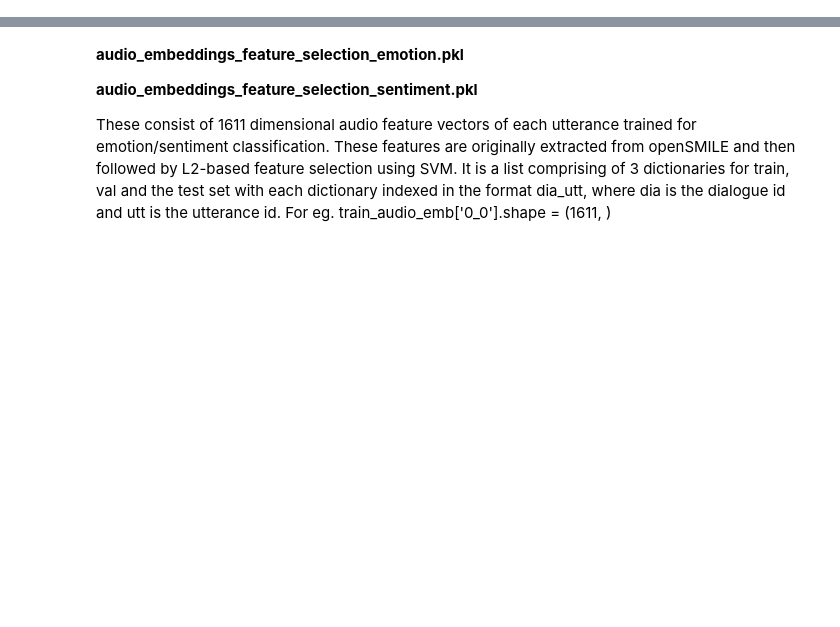
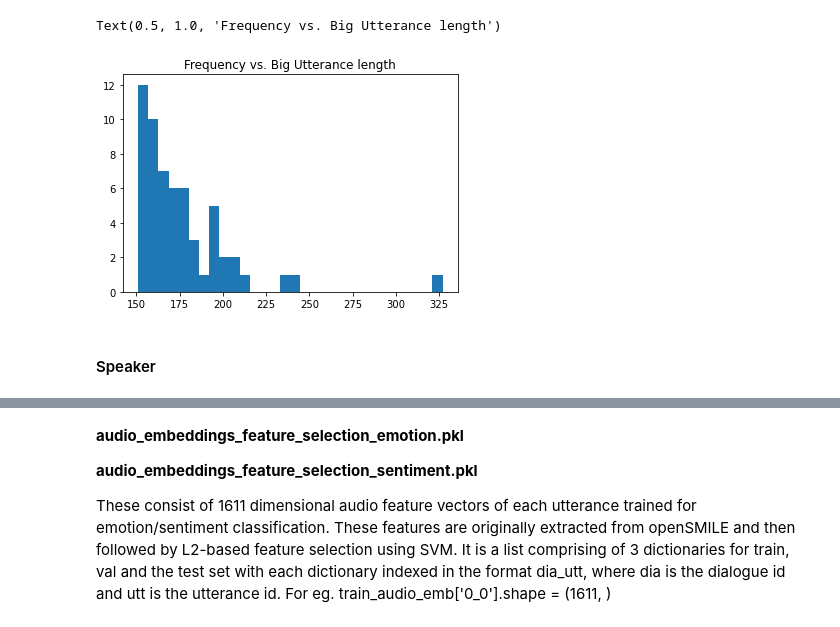
Before and after one commit to ryanjmccall/sb_ml_eng_capstone, a Jupyter notebook: capstone/poc/MELD_POC.ipynb, the cells around one changed output, grey strips where cells are left out. Saved outputs shown, nothing was run; the diff lists cells and outputs as text; code cells hidden in the pictures; blank space fills up the shorter version.

```diff
--- a/capstone/poc/MELD_POC.ipynb
+++ b/capstone/poc/MELD_POC.ipynb
@@ -82,0 +192,9 @@ dtype: int64
+# %%
+# Looks like there are some longer dialogues thay may have to be split in smaller chunks
+plt.hist(train_df.Utterance_len[train_df.Utterance_len > 150], bins=30)
+plt.title('Frequency vs. Big Utterance length')
+# %% [output]
+Text(0.5, 1.0, 'Frequency vs. Big Utterance length')
+[figure, added]
+# %% [markdown]
+#### Speaker
```
Also changed, not shown: parts of 53 cells of this notebook.
